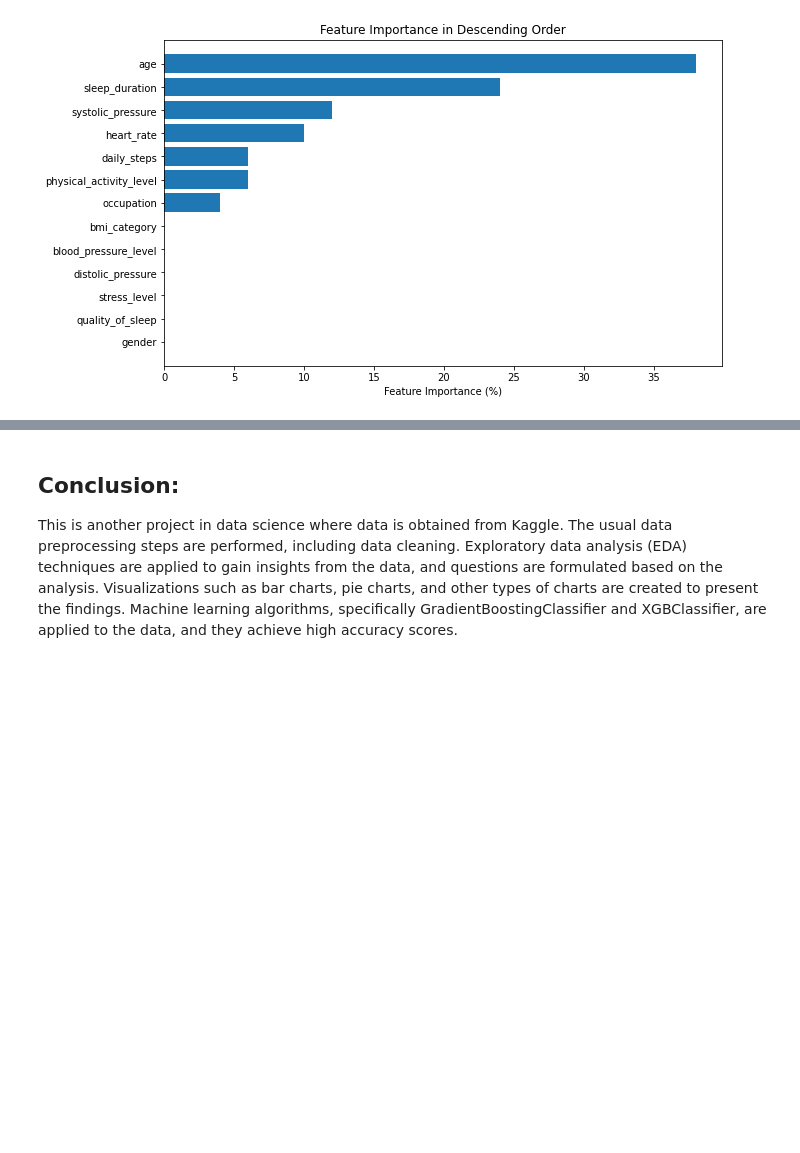
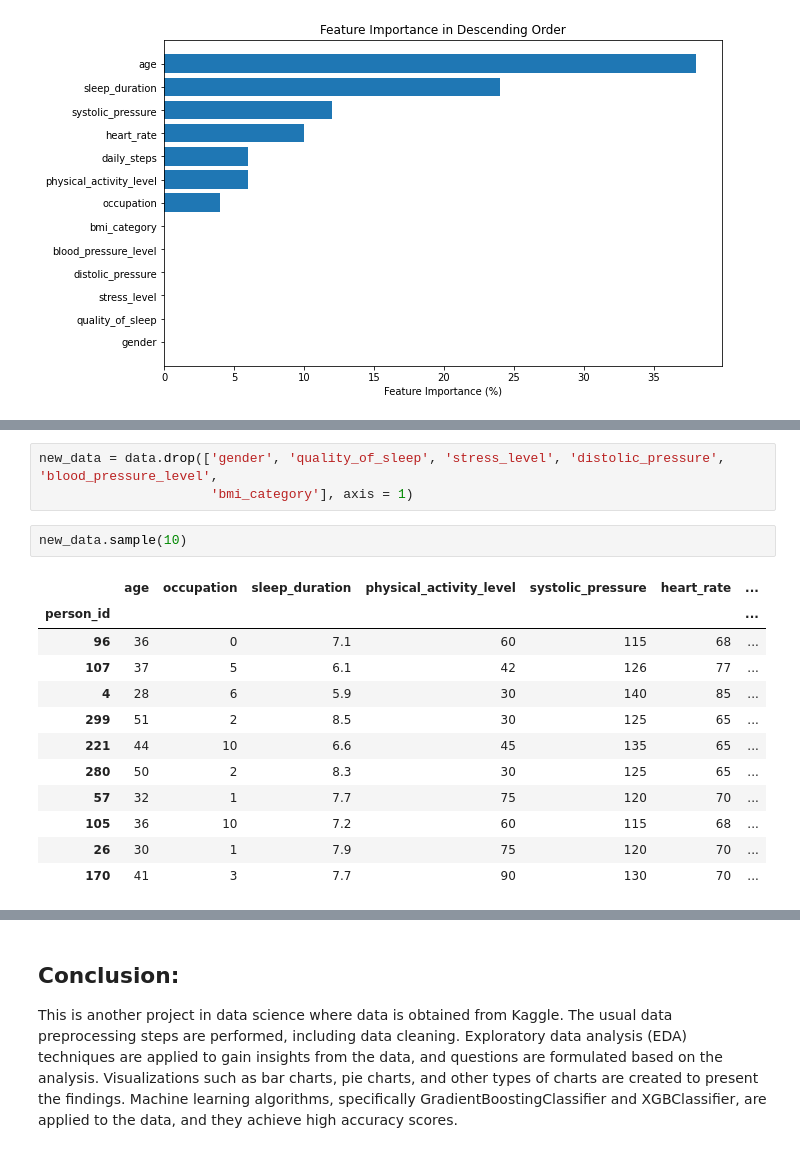
Before and after one commit to McOwino/Sleep_Health_Analysis, a Jupyter notebook: Sleep Health.ipynb, the cells around one changed output, grey strips where cells are left out. Drawn from its saved outputs; the diff is of its cells as text; blank space fills up the shorter version.

```diff
--- a/Sleep Health.ipynb
+++ b/Sleep Health.ipynb
@@ -867,0 +855,18 @@ plt.show()
+# %%
+new_data = data.drop(['gender', 'quality_of_sleep', 'stress_level', 'distolic_pressure', 'blood_pressure_level',
+                      'bmi_category'], axis = 1)
+# %%
+new_data.sample(10)
+# %% [output]
+|  | age | occupation | sleep_duration | physical_activity_level | systolic_pressure | heart_rate | ... |
+| person_id |  |  |  |  |  |  | ... |
+| 96 | 36 | 0 | 7.1 | 60 | 115 | 68 | ... |
+| 107 | 37 | 5 | 6.1 | 42 | 126 | 77 | ... |
+| 4 | 28 | 6 | 5.9 | 30 | 140 | 85 | ... |
+| 299 | 51 | 2 | 8.5 | 30 | 125 | 65 | ... |
+| 221 | 44 | 10 | 6.6 | 45 | 135 | 65 | ... |
+| 280 | 50 | 2 | 8.3 | 30 | 125 | 65 | ... |
+| 57 | 32 | 1 | 7.7 | 75 | 120 | 70 | ... |
+| 105 | 36 | 10 | 7.2 | 60 | 115 | 68 | ... |
+| 26 | 30 | 1 | 7.9 | 75 | 120 | 70 | ... |
+| 170 | 41 | 3 | 7.7 | 90 | 130 | 70 | ... |
```
Also changed, not shown: parts of 52 cells of this notebook, 3 other files.
